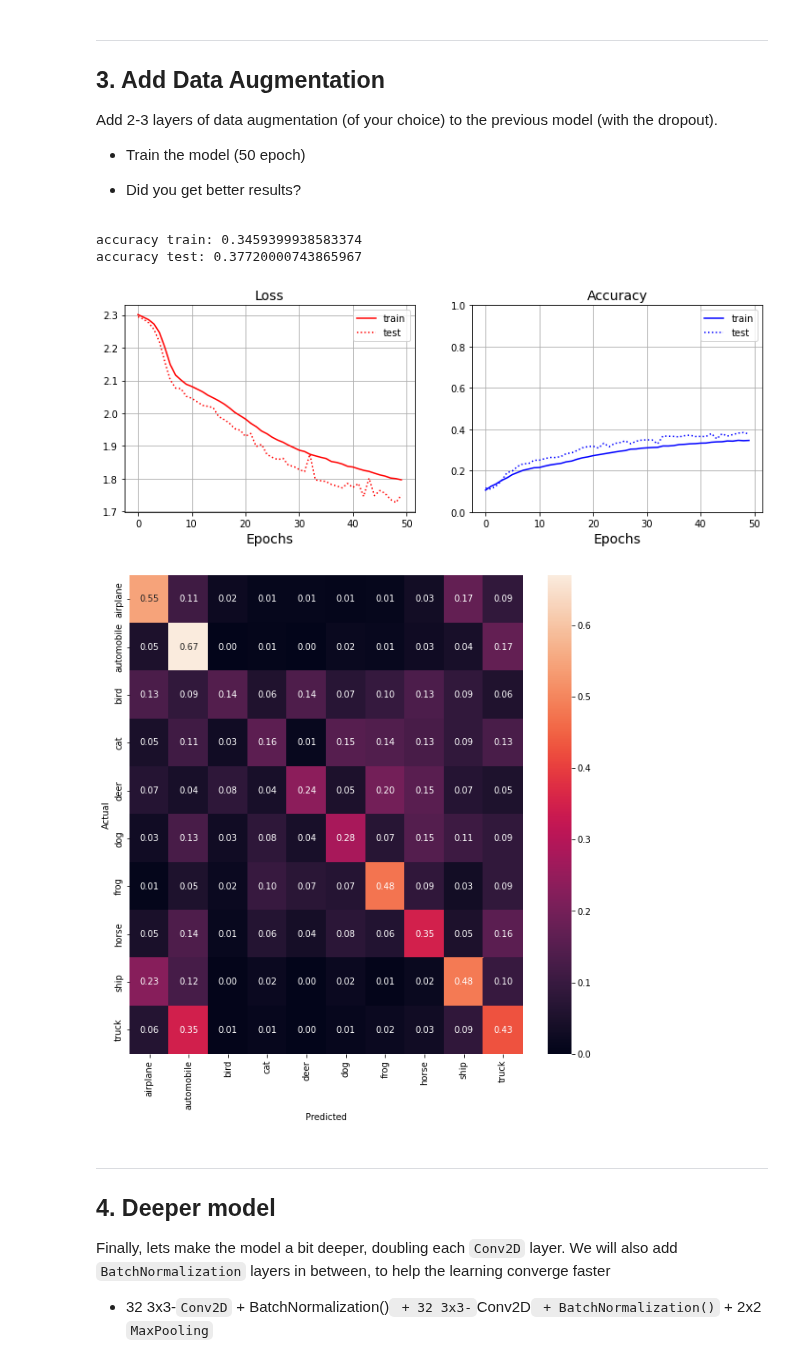
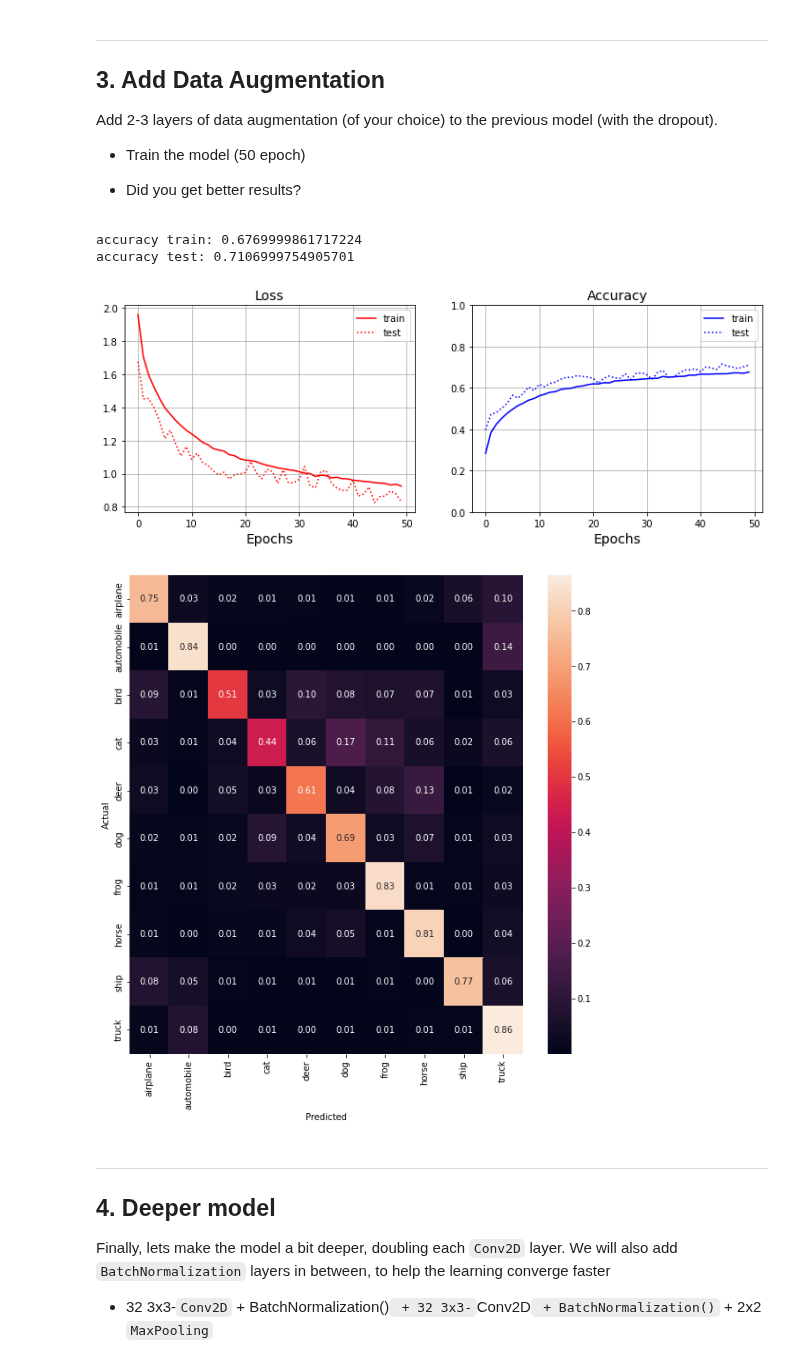
Before and after one commit to sergienko4/deep-learing, a Jupyter notebook: ex4.ipynb, the cells around one changed output. Saved outputs shown, nothing was run; the diff lists cells and outputs as text; code cells hidden in the pictures.

Commit message:
tuned final model

```diff
--- a/ex4.ipynb
+++ b/ex4.ipynb
@@ -304,35 +301,37 @@ Add 2-3 layers of data augmentation (of your choice) to the previous model (with
 # %%
 model = Sequential()
 model.add(Input(shape=(32,32,3)))
 
-model.add(RandomFlip("horizontal_and_vertical"))
+model.add(RandomFlip("horizontal"))
+model.add(RandomTranslation(0.1,0.1))
 model.add(RandomRotation(0.2))
 
 model.add(Conv2D(32, (3,3), activation='relu', padding='same'))
 model.add(MaxPooling2D((2,2)))
 model.add(Conv2D(64, (3,3), activation='relu', padding='same'))
 model.add(MaxPooling2D((2,2)))
 model.add(Conv2D(128, (3,3), activation='relu', padding='same'))
 model.add(MaxPooling2D((2,2)))
 model.add(Flatten())
 model.add(Dropout(0.2))
 model.add(Dense(128, activation='relu'))
 model.add(Dropout(0.2))
 model.add(Dense(10, activation='softmax'))
 
+opt = tf.keras.optimizers.SGD(learning_rate=0.01, momentum=0.9)
 model.compile(loss='sparse_categorical_crossentropy', optimizer=opt, metrics=['accuracy'] )
 
 history = model.fit(train_images, train_labels, epochs=50, batch_size=64, verbose=0, validation_data=(test_images,test_labels ))
 add_result('learning_rate=0.001 + dropout + augmentation',history)
 
 y_pred  = model.predict(test_images)
 figure_result(history.history['loss'],history.history['val_loss'],history.history['accuracy'],history.history['val_accuracy'])
 print_confusion_matrix(test_labels,y_pred)
 # %% [output]
-accuracy train: 0.3459399938583374
-accuracy test: 0.37720000743865967
+accuracy train: 0.6769999861717224
+accuracy test: 0.7106999754905701
-[figure, old version]
+[figure, new version]
-[figure, old version]
+[figure, new version]
 # %% [markdown]
 ---
 ## 4. Deeper model
```
Also changed, not shown: parts of 8 cells of this notebook.
